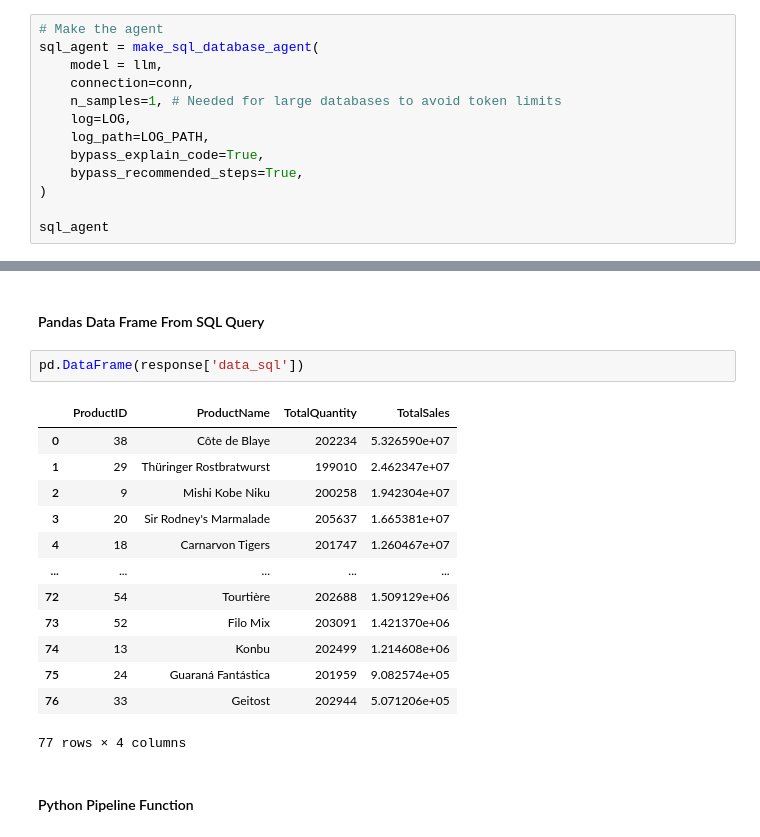
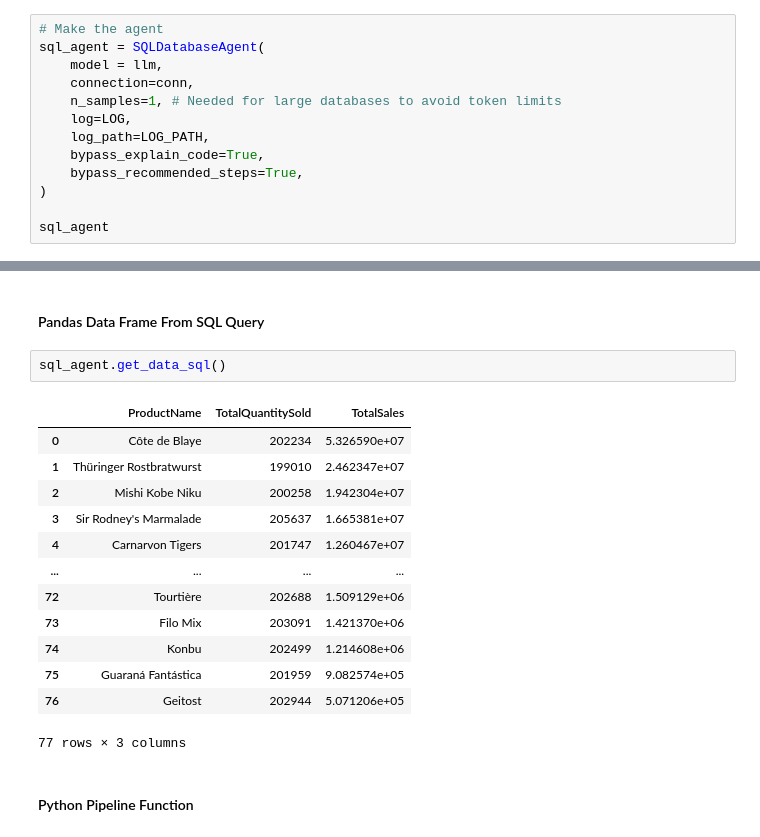
Before and after one commit to szl0144/stock-data-analysis-agent, a Jupyter notebook: examples/sql_database_agent.ipynb, the cells around one changed output, grey strips where cells are left out. Drawn from its saved outputs; the diff is of its cells as text.

Commit message:
#16 Upgrade SQL Database Example

```diff
--- a/examples/sql_database_agent.ipynb
+++ b/examples/sql_database_agent.ipynb
@@ -85,7 +85,7 @@ Other parameters that I've included in this demo are:
 - `bypass_recommended_steps`: Dynamically bypass the recommended steps in the LangGraph DAG. This is useful to speed up response time when you don't need to see the recommended steps.
 # %%
 # Make the agent
-sql_agent = make_sql_database_agent(
+sql_agent = SQLDatabaseAgent(
     model = llm,
     connection=conn,
     n_samples=1, # Needed for large databases to avoid token limits
@@ -157,20 +165,20 @@ pprint(response['sql_query_code'])
 # %% [markdown]
 #### Pandas Data Frame From SQL Query
-# %%
-pd.DataFrame(response['data_sql'])
-# %% [output]
-|  | ProductID | ProductName | TotalQuantity | TotalSales |
-| 0 | 38 | Côte de Blaye | 202234 | 5.326590e+07 |
-| 1 | 29 | Thüringer Rostbratwurst | 199010 | 2.462347e+07 |
-| 2 | 9 | Mishi Kobe Niku | 200258 | 1.942304e+07 |
-| 3 | 20 | Sir Rodney's Marmalade | 205637 | 1.665381e+07 |
-| 4 | 18 | Carnarvon Tigers | 201747 | 1.260467e+07 |
-| ... | ... | ... | ... | ... |
-| 72 | 54 | Tourtière | 202688 | 1.509129e+06 |
-| 73 | 52 | Filo Mix | 203091 | 1.421370e+06 |
-| 74 | 13 | Konbu | 202499 | 1.214608e+06 |
-| 75 | 24 | Guaraná Fantástica | 201959 | 9.082574e+05 |
-| 76 | 33 | Geitost | 202944 | 5.071206e+05 |
-77 rows × 4 columns
+# %%
+sql_agent.get_data_sql()
+# %% [output]
+|  | ProductName | TotalQuantitySold | TotalSales |
+| 0 | Côte de Blaye | 202234 | 5.326590e+07 |
+| 1 | Thüringer Rostbratwurst | 199010 | 2.462347e+07 |
+| 2 | Mishi Kobe Niku | 200258 | 1.942304e+07 |
+| 3 | Sir Rodney's Marmalade | 205637 | 1.665381e+07 |
+| 4 | Carnarvon Tigers | 201747 | 1.260467e+07 |
+| ... | ... | ... | ... |
+| 72 | Tourtière | 202688 | 1.509129e+06 |
+| 73 | Filo Mix | 203091 | 1.421370e+06 |
+| 74 | Konbu | 202499 | 1.214608e+06 |
+| 75 | Guaraná Fantástica | 201959 | 9.082574e+05 |
+| 76 | Geitost | 202944 | 5.071206e+05 |
+77 rows × 3 columns
 # %% [markdown]
 #### Python Pipeline Function
```
Also changed, not shown: parts of 11 cells of this notebook, 1 other file.
